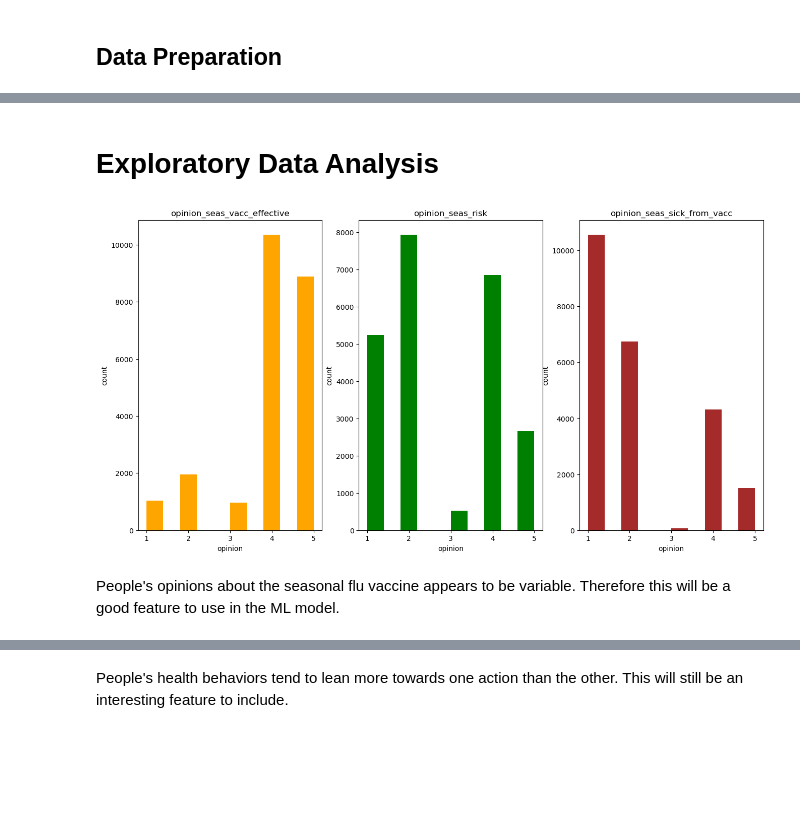
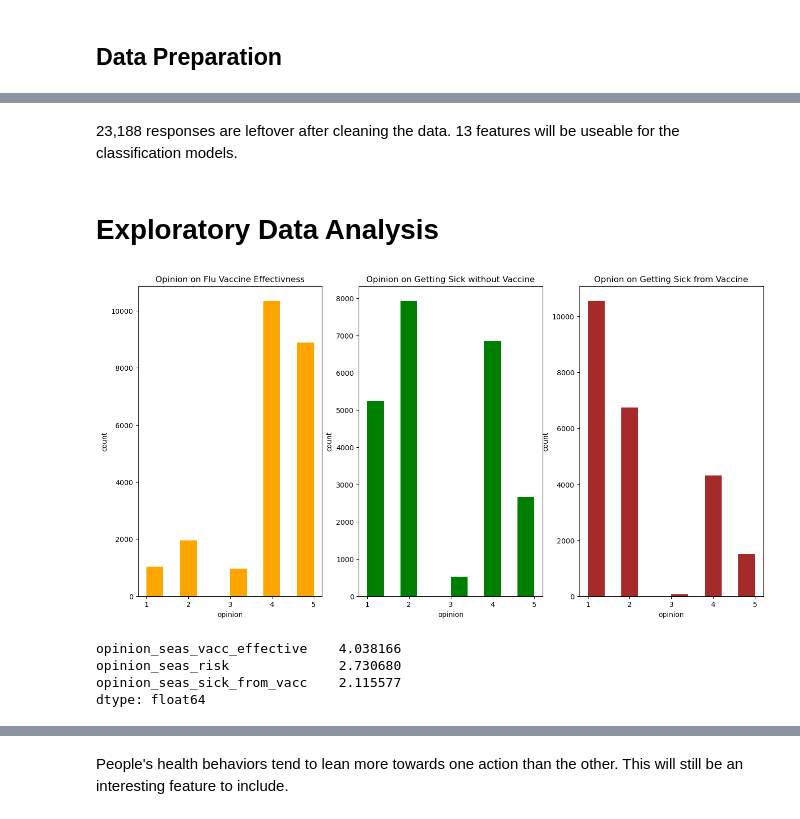
Before and after one commit to mkearns17/Flu-Vaccine-Classification, a Jupyter notebook: jupyter_notebook.ipynb, the cells around one changed output, grey strips where cells are left out. Saved outputs shown, nothing was run; the diff lists cells and outputs as text; code cells hidden in the pictures; blank space fills up the shorter version.

```diff
--- a/jupyter_notebook.ipynb
+++ b/jupyter_notebook.ipynb
@@ -72,21 +55,34 @@ data_flu_clean2 = data_flu_clean.drop('health_insurance',axis = 1)
 # %%
 #Remove rows that is missing data.
 data_cleaned = data_flu_clean2.dropna(axis = 0)
+# %% [markdown]
+23,188 responses are leftover after cleaning the data. 13 features will be useable for the classification models.
 # %% [markdown]
 # Exploratory Data Analysis
 # %%
 import matplotlib.pyplot as plt
 # %%
+#Plot histogram of respondent's opinions to verify data is variable
 health_opinions = ['opinion_seas_vacc_effective','opinion_seas_risk','opinion_seas_sick_from_vacc']
 colors = ['orange','green','brown']
+opinions = ['Opinion on Flu Vaccine Effectivness',
+            'Opinion on Getting Sick without Vaccine',
+            'Opnion on Getting Sick from Vaccine']
+
 j = len(health_opinions)
 fig, axes = plt.subplots(1,j,figsize = (16,8))
 for i in range(0,j):
     axes[i].hist(data_cleaned[health_opinions[i]],color = colors[i])
-    axes[i].set_title(health_opinions[i])
+    axes[i].set_title(opinions[i])
     axes[i].set_ylabel('count')
     axes[i].set_xlabel('opinion')
 # %% [output]
-[figure, old version]
+[figure, new version]
-# %% [markdown]
-People's opinions about the seasonal flu vaccine appears to be variable. Therefore this will be a good feature to use in the ML model.
+# %%
+#Mean reponses for each opinion.
+print(data_cleaned[health_opinions].mean())
+# %% [output]
+opinion_seas_vacc_effective    4.038166
+opinion_seas_risk              2.730680
+opinion_seas_sick_from_vacc    2.115577
+dtype: float64
```
Also changed, not shown: parts of 40 cells of this notebook.
